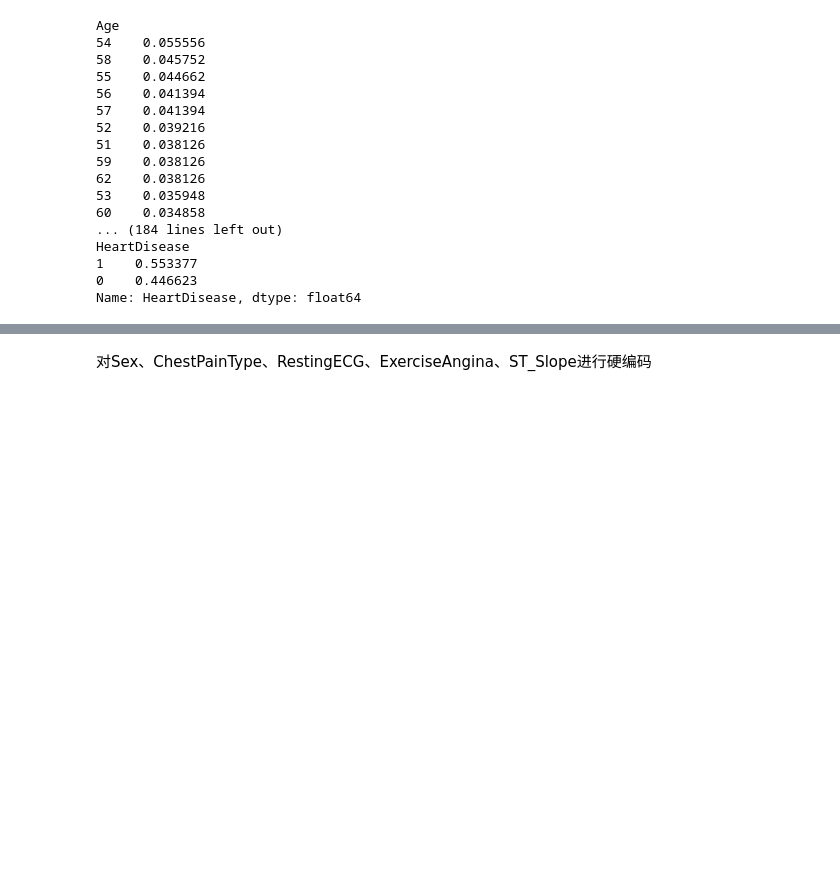
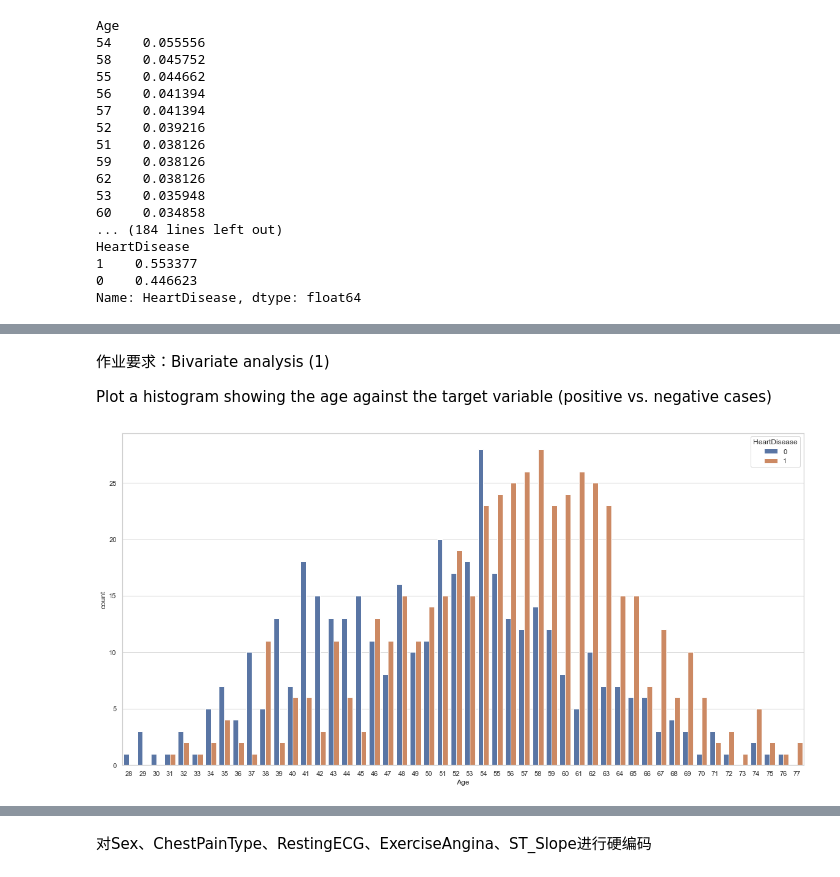
Before and after one commit to ZizhengFan/HeartDiseasePrediction, a Jupyter notebook: beta.ipynb, the cells around one changed output, grey strips where cells are left out. Cells and saved outputs as stored; diff of their text form; code cells hidden in the pictures; blank space fills up the shorter version.

```diff
--- a/beta.ipynb
+++ b/beta.ipynb
@@ -95,0 +99,12 @@ Name: HeartDisease, dtype: float64
+# %% [markdown]
+作业要求：Bivariate analysis (1)
+
+Plot a histogram showing the age against the target variable (positive vs. negative cases)
+# %%
+# ‘hue’ is used to visualize the effect of an additional variable to the current distribution.
+plt.figure(figsize=(20,10))
+sns.set_style(style='whitegrid')
+sns.countplot(df.Age.astype(int), hue = df.HeartDisease)
+plt.show()
+# %% [output]
+[figure, added]
```
Also changed, not shown: parts of 22 cells of this notebook, 2 other files.
